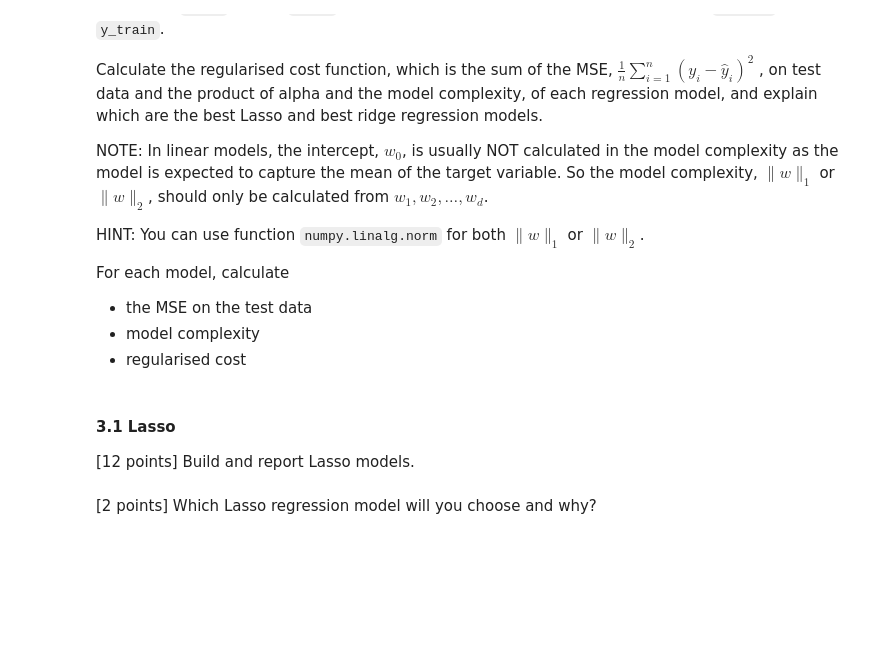
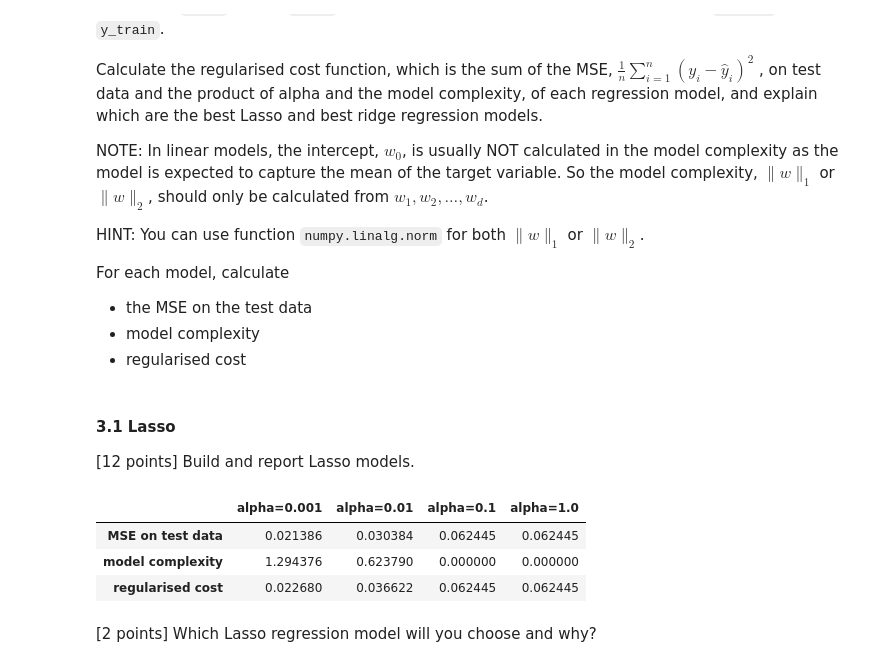
Before and after one commit to jasonsun96/AML_rep, a Jupyter notebook: Assignment1/Assign_1_Jason.ipynb, the cells around one changed output. Saved outputs shown, nothing was run; the diff lists cells and outputs as text; code cells hidden in the pictures; blank space fills up the shorter version.

```diff
--- a/Assignment1/Assign_1_Jason.ipynb
+++ b/Assignment1/Assign_1_Jason.ipynb
@@ -333,22 +430,29 @@ alpha = 10. ** np.arange(-3, 1)
 # %%
 # TODO: Complete/correct the code as guided by the comments
 pdic = {}
 for a in alpha:
     model = linear_model.Lasso(alpha=a)
     # fit model on training data
+    model.fit(x_train,y_train)
+
 
     # predict on test data
-
+    y_pred = model.predict(x_test)
     # compute MSE
-    mse = None
+    mse = metrics.mean_squared_error(y_test,y_pred)
     # compute complexity
-    complexity = None
+    complexity = np.linalg.norm(model.coef_, ord=1)  ## Lasso regression uses L1 regularization
     # compute regularised cost
-    reg_cost = None
+    reg_cost = mse + a * complexity
 
     pdic[f'alpha={a}'] = [mse, complexity, reg_cost]
 
 pd.DataFrame(pdic, index=['MSE on test data', 'model complexity', 'regularised cost'])
+# %% [output]
+|  | alpha=0.001 | alpha=0.01 | alpha=0.1 | alpha=1.0 |
+| MSE on test data | 0.021386 | 0.030384 | 0.062445 | 0.062445 |
+| model complexity | 1.294376 | 0.623790 | 0.000000 | 0.000000 |
+| regularised cost | 0.022680 | 0.036622 | 0.062445 | 0.062445 |
 # %% [markdown]
 [2 points] Which Lasso regression model will you choose and why?
 # %% [markdown]
```
Also changed, not shown: parts of 12 cells of this notebook, 1 other file.
